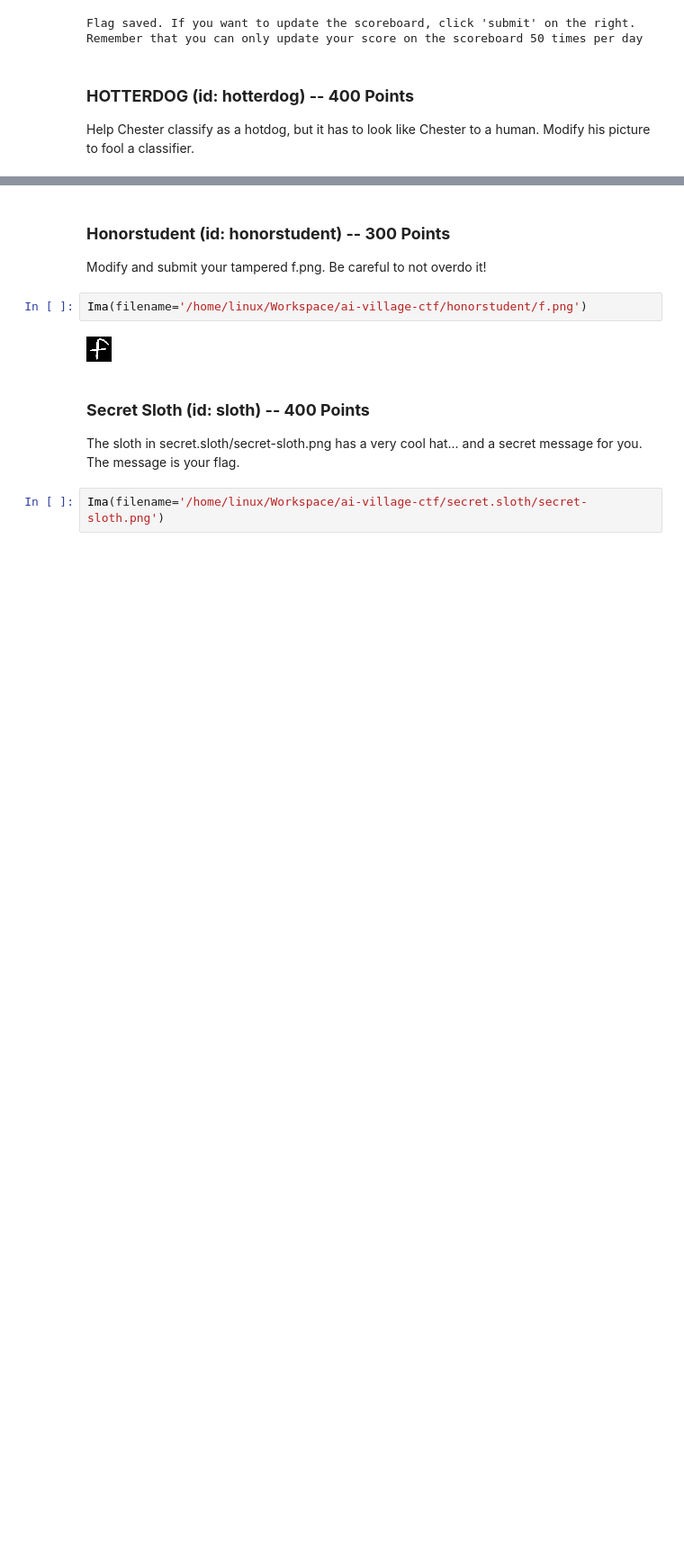
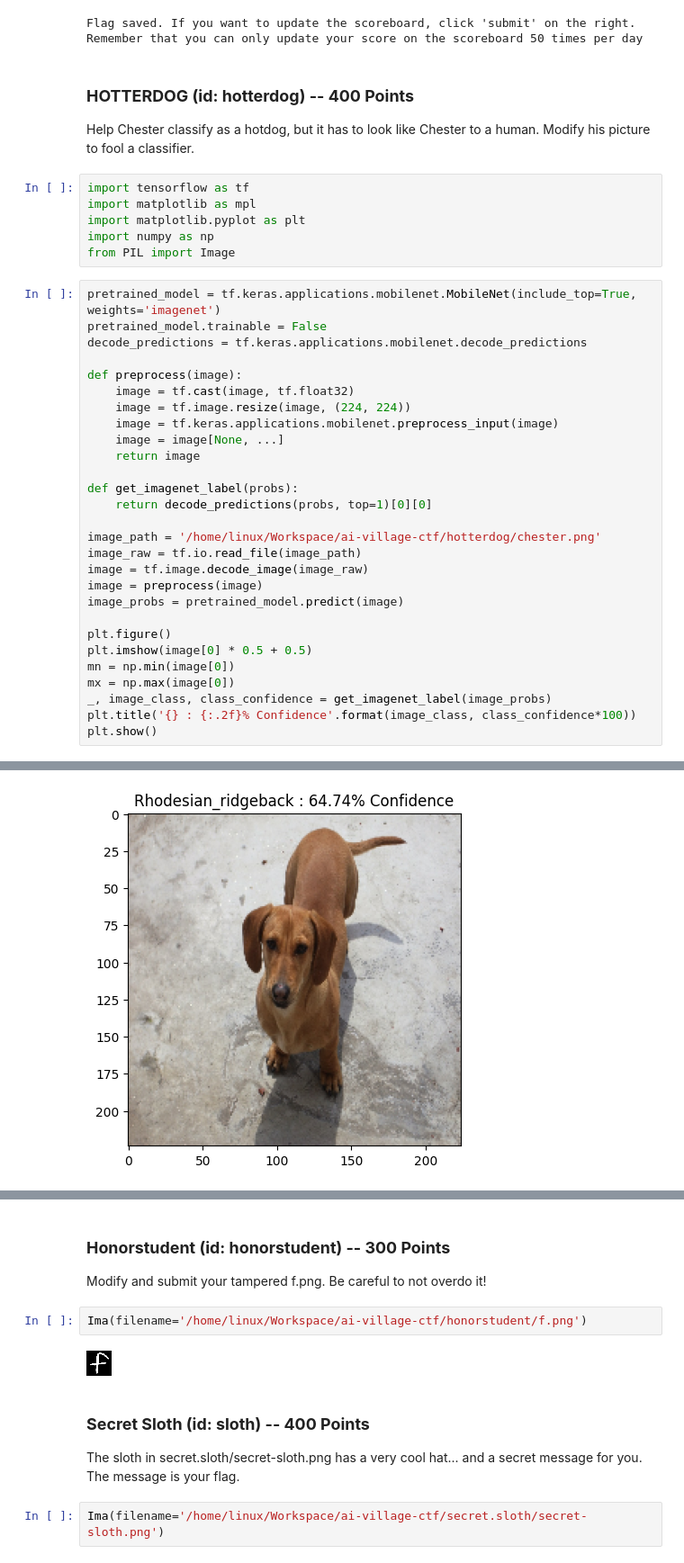
Before and after one commit to anubhavde/jubilant-robot-hacker, a Jupyter notebook: submission.ipynb, the cells around one changed output, grey strips where cells are left out. Shown at 90% size. Saved outputs shown, nothing was run; the diff lists cells and outputs as text; blank space fills up the shorter version.

```diff
--- a/submission.ipynb
+++ b/submission.ipynb
@@ -374,3 +311,38 @@ Flag saved. If you want to update the scoreboard, click 'submit' on the right. R
 ### **HOTTERDOG (id: hotterdog) -- 400 Points**
 
 Help Chester classify as a hotdog, but it has to look like Chester to a human. Modify his picture to fool a classifier.
+# %%
+import tensorflow as tf
+import matplotlib as mpl
+import matplotlib.pyplot as plt
+import numpy as np
+from PIL import Image
+# %%
+pretrained_model = tf.keras.applications.mobilenet.MobileNet(include_top=True, weights='imagenet')
+pretrained_model.trainable = False
+decode_predictions = tf.keras.applications.mobilenet.decode_predictions
+
+def preprocess(image):
+    image = tf.cast(image, tf.float32)
+    image = tf.image.resize(image, (224, 224))
+    image = tf.keras.applications.mobilenet.preprocess_input(image)
+    image = image[None, ...]
+    return image
+
+def get_imagenet_label(probs):
+    return decode_predictions(probs, top=1)[0][0]
+
+image_path = '/home/linux/Workspace/ai-village-ctf/hotterdog/chester.png'
+image_raw = tf.io.read_file(image_path)
+image = tf.image.decode_image(image_raw)
+image = preprocess(image)
+image_probs = pretrained_model.predict(image)
+
+plt.figure()
+plt.imshow(image[0] * 0.5 + 0.5)
+mn = np.min(image[0])
+mx = np.max(image[0])
+_, image_class, class_confidence = get_imagenet_label(image_probs)
+plt.title('{} : {:.2f}% Confidence'.format(image_class, class_confidence*100))
+plt.show()
+# %% [output]
@@ -376,0 +367 @@ Help Chester classify as a hotdog, but it has to look like Chester to a human. M
+[figure, added]
```
Also changed, not shown: parts of 13 cells of this notebook.
